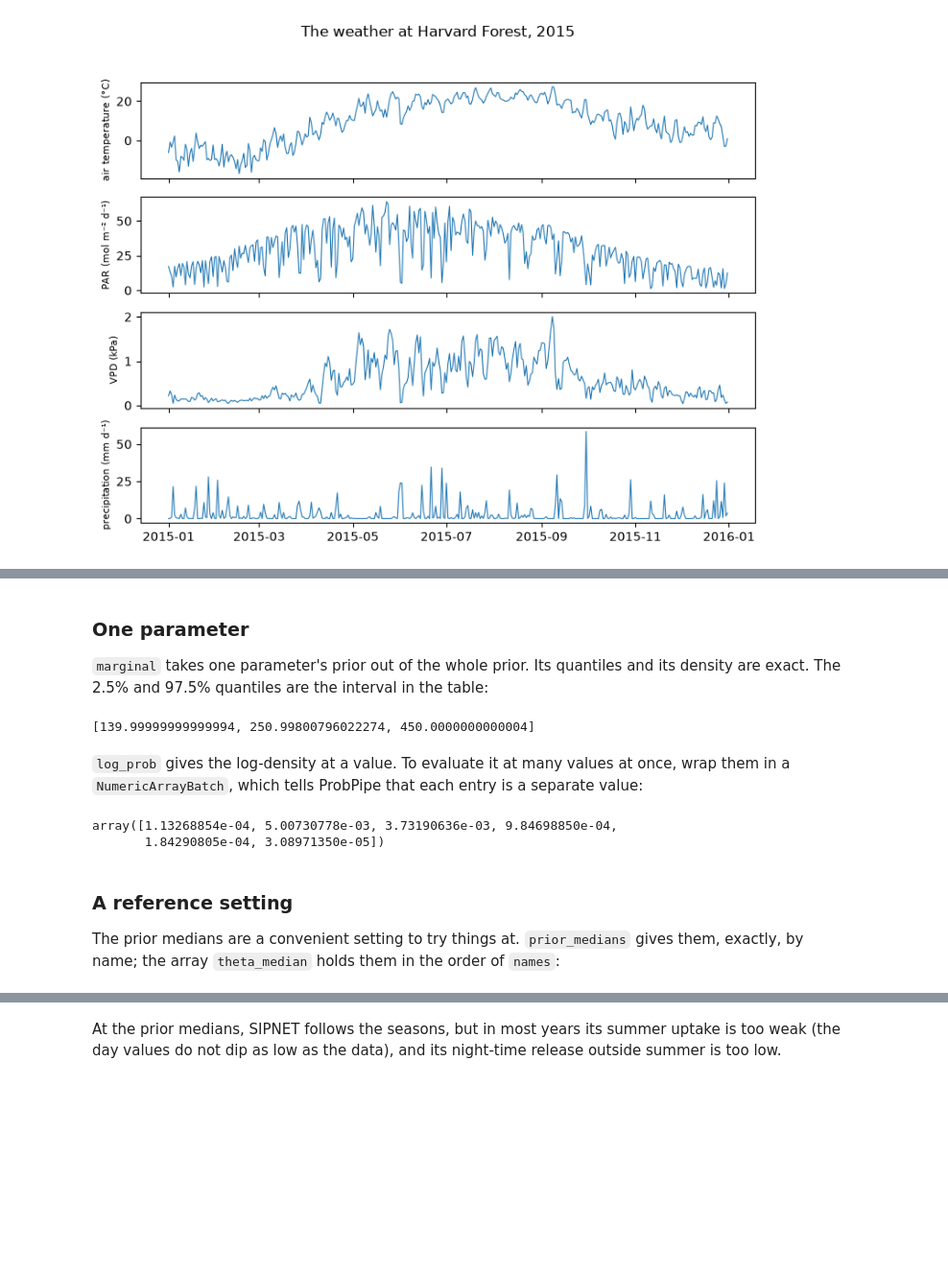
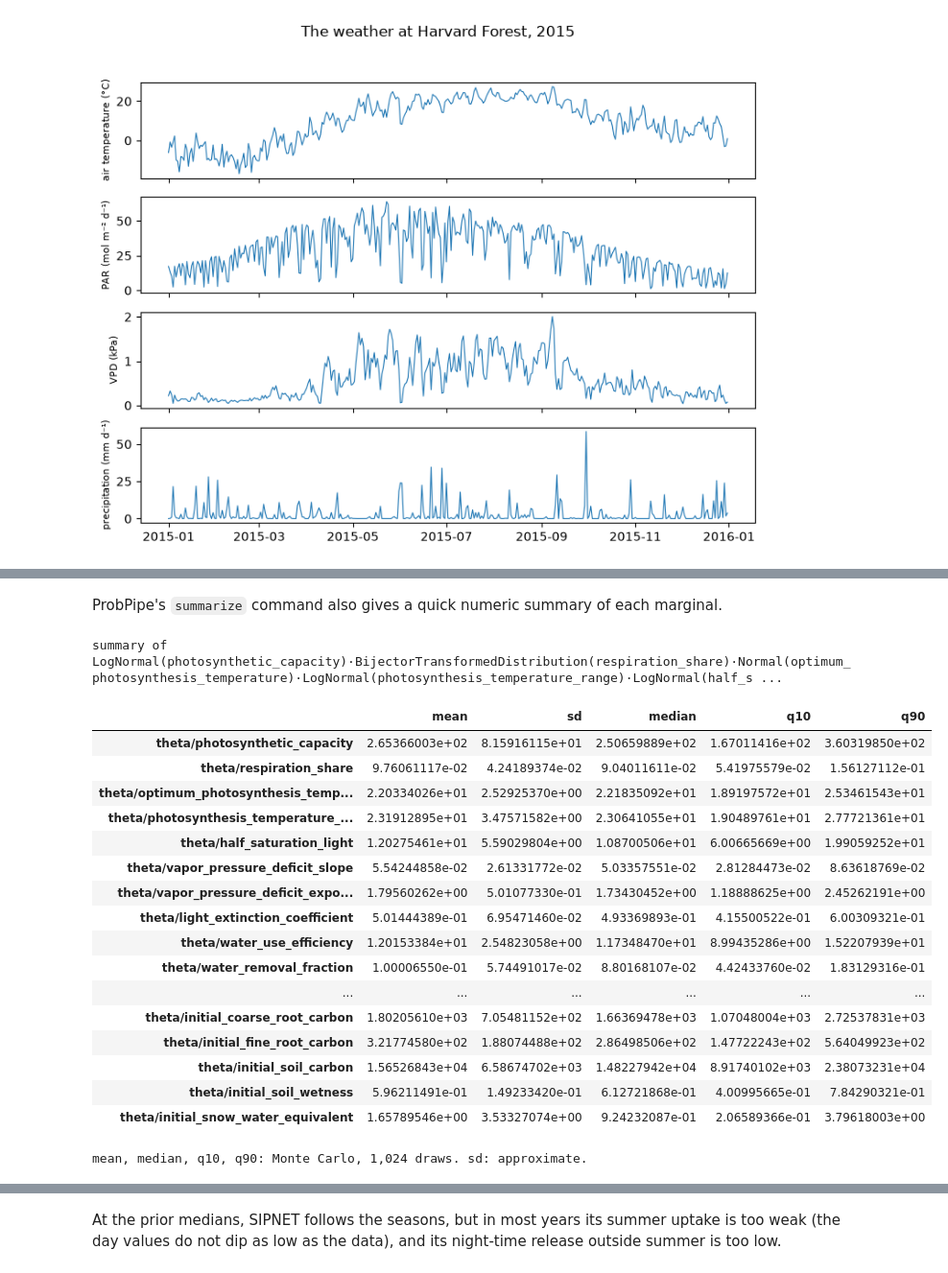
Before and after one commit to arob5/lsm-active-subspace, a Jupyter notebook: notebooks/main_inverse_problem.ipynb, the cells around one changed output, grey strips where cells are left out. Shown at 96% size. Drawn from its saved outputs; the diff is of its cells as text; code cells hidden in the pictures; blank space fills up the shorter version.

```diff
--- a/notebooks/main_inverse_problem.ipynb
+++ b/notebooks/main_inverse_problem.ipynb
@@ -354,0 +361,3 @@ and `upper`). Section 9 lists the families.
+# %%
+prior = problem.prior
+print(prior)
@@ -386,24 +395,0 @@ plots.plot_prior_marginals(problem, theta_draws);
-# %% [markdown]
-### One parameter
-
-`marginal` takes one parameter's prior out of the whole prior. Its quantiles and its density are
-exact. The 2.5% and 97.5% quantiles are the interval in the table:
-# %%
-law = marginal(problem.prior, "theta/photosynthetic_capacity")
-[float(quantile(law, level)) for level in (0.025, 0.5, 0.975)]
-# %% [output]
-[139.99999999999994, 250.99800796022274, 450.0000000000004]
-# %% [markdown]
-`log_prob` gives the log-density at a value. To evaluate it at many values at once, wrap them in a
-`NumericArrayBatch`, which tells ProbPipe that each entry is a separate value:
-# %%
-grid = np.linspace(100, 600, 6)
-np.exp(np.asarray(log_prob(law, NumericArrayBatch(grid, level_names="grid", label="grid"))))
-# %% [output]
-array([1.13268854e-04, 5.00730778e-03, 3.73190636e-03, 9.84698850e-04,
-       1.84290805e-04, 3.08971350e-05])
-# %% [markdown]
-### A reference setting
-
-The prior medians are a convenient setting to try things at. `prior_medians` gives them, exactly,
-by name; the array `theta_median` holds them in the order of `names`:
@@ -412,0 +396,24 @@ theta_median = np.array([medians[name] for name in names])
+# %% [markdown]
+ProbPipe's `summarize` command also gives a quick numeric summary of each marginal.
+# %%
+summarize(prior)
+# %% [output]
+summary of LogNormal(photosynthetic_capacity)·BijectorTransformedDistribution(respiration_share)·Normal(optimum_photosynthesis_temperature)·LogNormal(photosynthesis_temperature_range)·LogNormal(half_s ...
+|  | mean | sd | median | q10 | q90 |
+| theta/photosynthetic_capacity | 2.65366003e+02 | 8.15916115e+01 | 2.50659889e+02 | 1.67011416e+02 | 3.60319850e+02 |
+| theta/respiration_share | 9.76061117e-02 | 4.24189374e-02 | 9.04011611e-02 | 5.41975579e-02 | 1.56127112e-01 |
+| theta/optimum_photosynthesis_temp... | 2.20334026e+01 | 2.52925370e+00 | 2.21835092e+01 | 1.89197572e+01 | 2.53461543e+01 |
+| theta/photosynthesis_temperature_... | 2.31912895e+01 | 3.47571582e+00 | 2.30641055e+01 | 1.90489761e+01 | 2.77721361e+01 |
+| theta/half_saturation_light | 1.20275461e+01 | 5.59029804e+00 | 1.08700506e+01 | 6.00665669e+00 | 1.99059252e+01 |
+| theta/vapor_pressure_deficit_slope | 5.54244858e-02 | 2.61331772e-02 | 5.03357551e-02 | 2.81284473e-02 | 8.63618769e-02 |
+| theta/vapor_pressure_deficit_expo... | 1.79560262e+00 | 5.01077330e-01 | 1.73430452e+00 | 1.18888625e+00 | 2.45262191e+00 |
+| theta/light_extinction_coefficient | 5.01444389e-01 | 6.95471460e-02 | 4.93369893e-01 | 4.15500522e-01 | 6.00309321e-01 |
+| theta/water_use_efficiency | 1.20153384e+01 | 2.54823058e+00 | 1.17348470e+01 | 8.99435286e+00 | 1.52207939e+01 |
+| theta/water_removal_fraction | 1.00006550e-01 | 5.74491017e-02 | 8.80168107e-02 | 4.42433760e-02 | 1.83129316e-01 |
+| ... | ... | ... | ... | ... | ... |
+| theta/initial_coarse_root_carbon | 1.80205610e+03 | 7.05481152e+02 | 1.66369478e+03 | 1.07048004e+03 | 2.72537831e+03 |
+| theta/initial_fine_root_carbon | 3.21774580e+02 | 1.88074488e+02 | 2.86498506e+02 | 1.47722243e+02 | 5.64049923e+02 |
+| theta/initial_soil_carbon | 1.56526843e+04 | 6.58674702e+03 | 1.48227942e+04 | 8.91740102e+03 | 2.38073231e+04 |
+| theta/initial_soil_wetness | 5.96211491e-01 | 1.49233420e-01 | 6.12721868e-01 | 4.00995665e-01 | 7.84290321e-01 |
+| theta/initial_snow_water_equivalent | 1.65789546e+00 | 3.53327074e+00 | 9.24232087e-01 | 2.06589366e-01 | 3.79618003e+00 |
+mean, median, q10, q90: Monte Carlo, 1,024 draws. sd: approximate.
```
Also changed, not shown: parts of 54 cells of this notebook.
